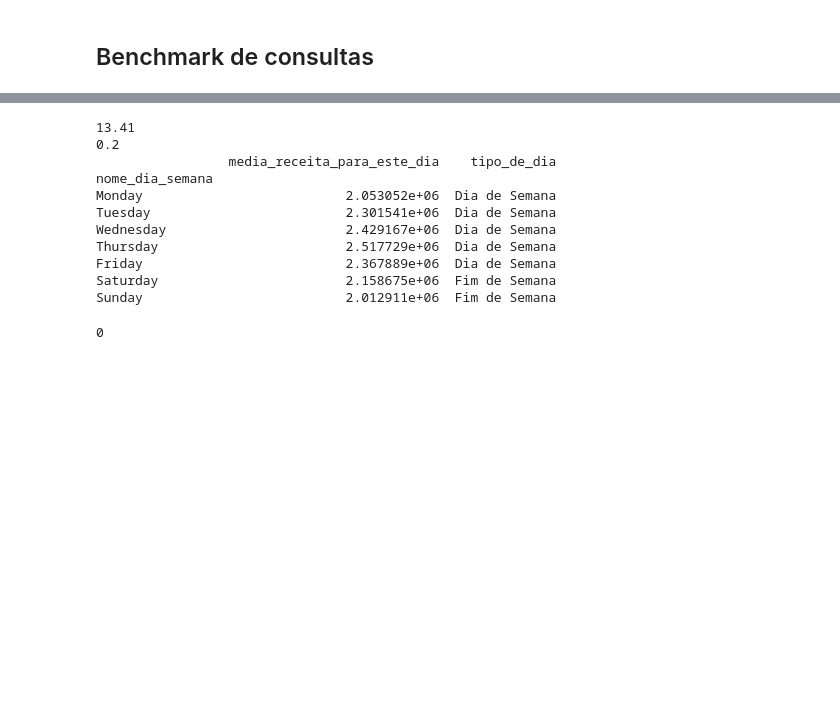
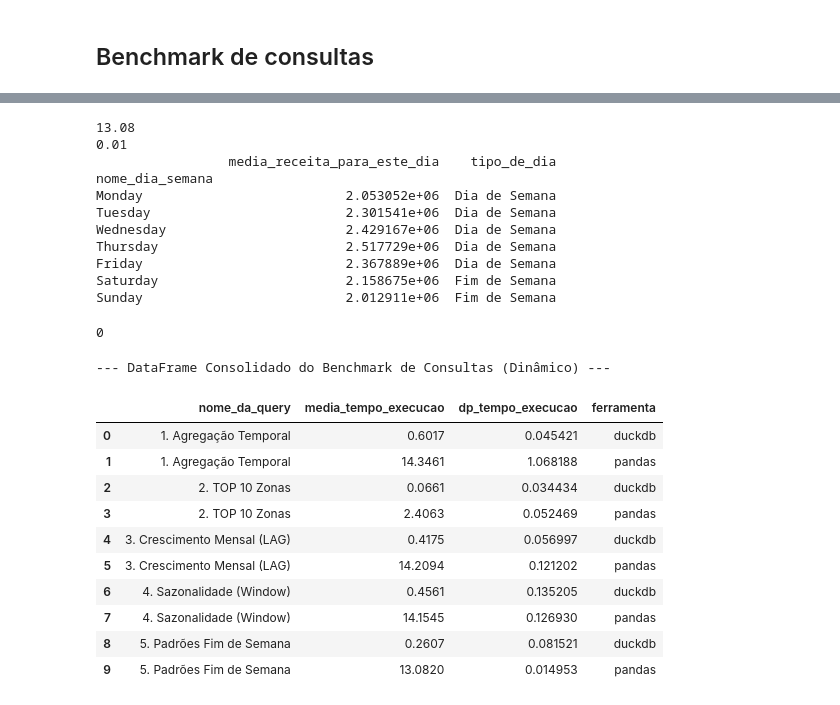
Before and after one commit to zicziczic/OPT004-CienciaDeDados, a Jupyter notebook: Lab3/Lab3_Notebook.ipynb, the cells around one changed output, grey strips where cells are left out. Saved outputs shown, nothing was run; the diff lists cells and outputs as text; code cells hidden in the pictures; blank space fills up the shorter version.

```diff
--- a/Lab3/Lab3_Notebook.ipynb
+++ b/Lab3/Lab3_Notebook.ipynb
@@ -864,7 +856,7 @@ Desvio Padrão: 0.09
 | 5 | Friday | Dia de Semana | 2.367889e+06 |
 | 6 | Saturday | Dia de Semana | 2.158675e+06 |
 # %%
-times = []
+times55 = []
 for i in range(5):
     start = time.time()
 
@@ -894,10 +886,10 @@ for i in range(5):
     gc.collect()
 
     end = time.time()
-    times.append(end - start)
+    times55.append(end - start)
 
-print(round(np.mean(times), 2))
-print(round(np.std(times), 2))
+print(round(np.mean(times55), 2))
+print(round(np.std(times55), 2))
 
 df = pd.read_parquet(path)
 df['tpep_pickup_datetime'] = pd.to_datetime(df['tpep_pickup_datetime'])
@@ -918,8 +910,8 @@ del df_diario
 del df_resumo
 gc.collect()
 # %% [output]
-13.41
-0.2
+13.08
+0.01
                  media_receita_para_este_dia    tipo_de_dia
 nome_dia_semana
 Monday                          2.053052e+06  Dia de Semana
@@ -930,3 +922,48 @@ Friday                          2.367889e+06  Dia de Semana
 Saturday                        2.158675e+06  Fim de Semana
 Sunday                          2.012911e+06  Fim de Semana
 0
+# %%
+all_benchmark_data = [
+    # Query 1 - Agregação Temporal
+    {'nome_da_query': '1. Agregação Temporal', 'media_tempo_execucao': np.mean(times1), 'dp_tempo_execucao': np.std(times1), 'ferramenta': 'duckdb'},
+    {'nome_da_query': '1. Agregação Temporal', 'media_tempo_execucao': np.mean(times11), 'dp_tempo_execucao': np.std(times11), 'ferramenta': 'pandas'},
+
+    # Query 2 - TOP 10 Zonas
+    {'nome_da_query': '2. TOP 10 Zonas', 'media_tempo_execucao': np.mean(times2), 'dp_tempo_execucao': np.std(times2), 'ferramenta': 'duckdb'},
+    {'nome_da_query': '2. TOP 10 Zonas', 'media_tempo_execucao': np.mean(times22), 'dp_tempo_execucao': np.std(times22), 'ferramenta': 'pandas'},
+
+    # Query 3 - Crescimento Mensal (LAG)
+    {'nome_da_query': '3. Crescimento Mensal (LAG)', 'media_tempo_execucao': np.mean(times3), 'dp_tempo_execucao': np.std(times3), 'ferramenta': 'duckdb'},
+    {'nome_da_query': '3. Crescimento Mensal (LAG)', 'media_tempo_execucao': np.mean(times33), 'dp_tempo_execucao': np.std(times33), 'ferramenta': 'pandas'},
+
+    # Query 4 - Sazonalidade (Window)
+    {'nome_da_query': '4. Sazonalidade (Window)', 'media_tempo_execucao': np.mean(times4), 'dp_tempo_execucao': np.std(times4), 'ferramenta': 'duckdb'},
+    {'nome_da_query': '4. Sazonalidade (Window)', 'media_tempo_execucao': np.mean(times44), 'dp_tempo_execucao': np.std(times44), 'ferramenta': 'pandas'},
+
+    # Query 5 - Padrões Fim de Semana
+    {'nome_da_query': '5. Padrões Fim de Semana', 'media_tempo_execucao': np.mean(times5), 'dp_tempo_execucao': np.std(times5), 'ferramenta': 'duckdb'},
+    {'nome_da_query': '5. Padrões Fim de Semana', 'media_tempo_execucao': np.mean(times55), 'dp_tempo_execucao': np.std(times55), 'ferramenta': 'pandas'}
+]
+
+# Criar o DataFrame final
+df_benchmark_final = pd.DataFrame(all_benchmark_data)
+
+# Arredondar os valores para 4 casas decimais para melhor visualização
+df_benchmark_final['media_tempo_execucao'] = df_benchmark_final['media_tempo_execucao'].round(4)
+
+# Exibir o DataFrame final
+print("--- DataFrame Consolidado do Benchmark de Consultas (Dinâmico) ---")
+display(df_benchmark_final)
+# %% [output]
+--- DataFrame Consolidado do Benchmark de Consultas (Dinâmico) ---
+|  | nome_da_query | media_tempo_execucao | dp_tempo_execucao | ferramenta |
+| 0 | 1. Agregação Temporal | 0.6017 | 0.045421 | duckdb |
+| 1 | 1. Agregação Temporal | 14.3461 | 1.068188 | pandas |
+| 2 | 2. TOP 10 Zonas | 0.0661 | 0.034434 | duckdb |
+| 3 | 2. TOP 10 Zonas | 2.4063 | 0.052469 | pandas |
+| 4 | 3. Crescimento Mensal (LAG) | 0.4175 | 0.056997 | duckdb |
+| 5 | 3. Crescimento Mensal (LAG) | 14.2094 | 0.121202 | pandas |
+| 6 | 4. Sazonalidade (Window) | 0.4561 | 0.135205 | duckdb |
+| 7 | 4. Sazonalidade (Window) | 14.1545 | 0.126930 | pandas |
+| 8 | 5. Padrões Fim de Semana | 0.2607 | 0.081521 | duckdb |
+| 9 | 5. Padrões Fim de Semana | 13.0820 | 0.014953 | pandas |
```
Also changed, not shown: parts of 15 cells of this notebook.
